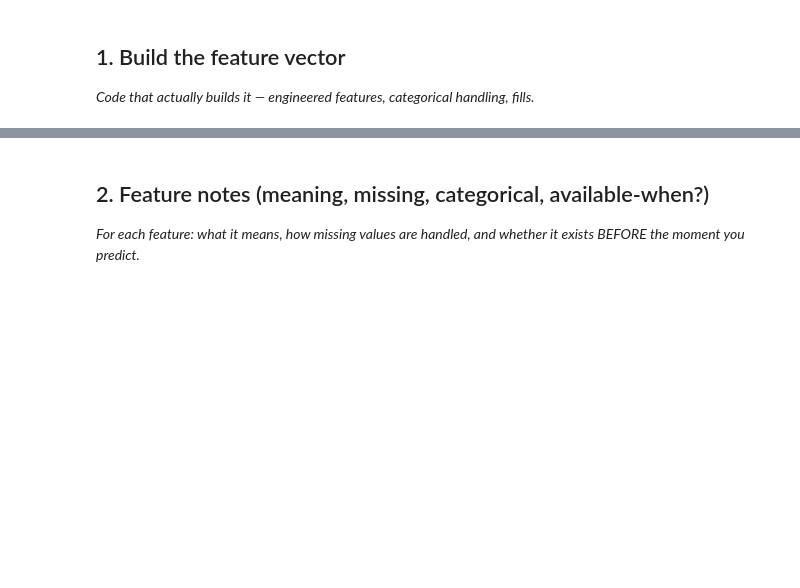
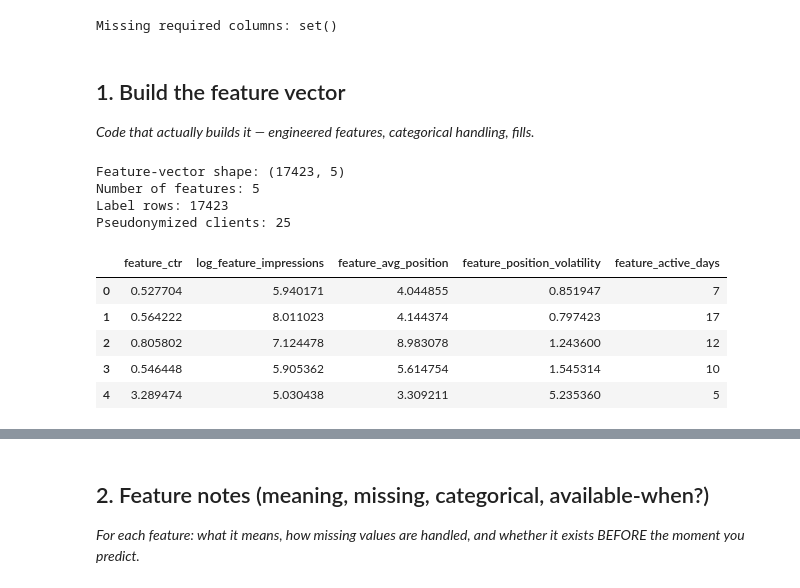
Before and after one commit to esmajasa/MLFlyrank, a Jupyter notebook: work/notebooks/w03_feature_leakage_check.ipynb, the cells around one changed output, grey strips where cells are left out. Drawn from its saved outputs; the diff is of its cells as text; code cells hidden in the pictures; blank space fills up the shorter version.

```diff
--- a/work/notebooks/w03_feature_leakage_check.ipynb
+++ b/work/notebooks/w03_feature_leakage_check.ipynb
@@ -9,4 +325,75 @@ This skeleton is yours to fill. Work the sections **in order** — each one has
+# %%
+REQUIRED_COLUMNS = [
+    "client_hash_id",
+    "content_hash_id",
+    "feature_ctr",
+    "log_feature_impressions",
+    "feature_avg_position",
+    "feature_position_volatility",
+    "feature_active_days",
+    "target_impressions",
+    "target_clicks",
+    "target_ctr",
+    "target_avg_position",
+    "target_position_band",
+    "future_low_ctr_opportunity",
+]
+
+missing_required_columns = (
+    set(REQUIRED_COLUMNS)
+    - set(page_frame.columns)
+)
+
+print(
+    "Missing required columns:",
+    missing_required_columns,
+)
+
+assert not missing_required_columns
+# %% [output]
+Missing required columns: set()
 # %% [markdown]
 ## 1. Build the feature vector
 
 *Code that actually builds it — engineered features, categorical handling, fills.*
+# %%
+FEATURES = [
+    "feature_ctr",
+    "log_feature_impressions",
+    "feature_avg_position",
+    "feature_position_volatility",
+    "feature_active_days",
+]
+
+LABEL = "future_low_ctr_opportunity"
+
+CONTEXT = [
+    "client_hash_id",
+    "content_hash_id",
+]
+
+assert len(FEATURES) == 5
+assert LABEL not in FEATURES
+assert not set(CONTEXT).intersection(FEATURES)
+
+X_raw = page_frame[FEATURES].copy()
+y = page_frame[LABEL].copy()
+groups = page_frame["client_hash_id"].copy()
+
+print("Feature-vector shape:", X_raw.shape)
+print("Number of features:", len(FEATURES))
+print("Label rows:", len(y))
+print("Pseudonymized clients:", groups.nunique())
+
+display(X_raw.head())
+# %% [output]
+Feature-vector shape: (17423, 5)
+Number of features: 5
+Label rows: 17423
+Pseudonymized clients: 25
+|  | feature_ctr | log_feature_impressions | feature_avg_position | feature_position_volatility | feature_active_days |
+| 0 | 0.527704 | 5.940171 | 4.044855 | 0.851947 | 7 |
+| 1 | 0.564222 | 8.011023 | 4.144374 | 0.797423 | 17 |
+| 2 | 0.805802 | 7.124478 | 8.983078 | 1.243600 | 12 |
+| 3 | 0.546448 | 5.905362 | 5.614754 | 1.545314 | 10 |
+| 4 | 3.289474 | 5.030438 | 3.309211 | 5.235360 | 5 |
```
Also changed, not shown: parts of 20 cells of this notebook.
